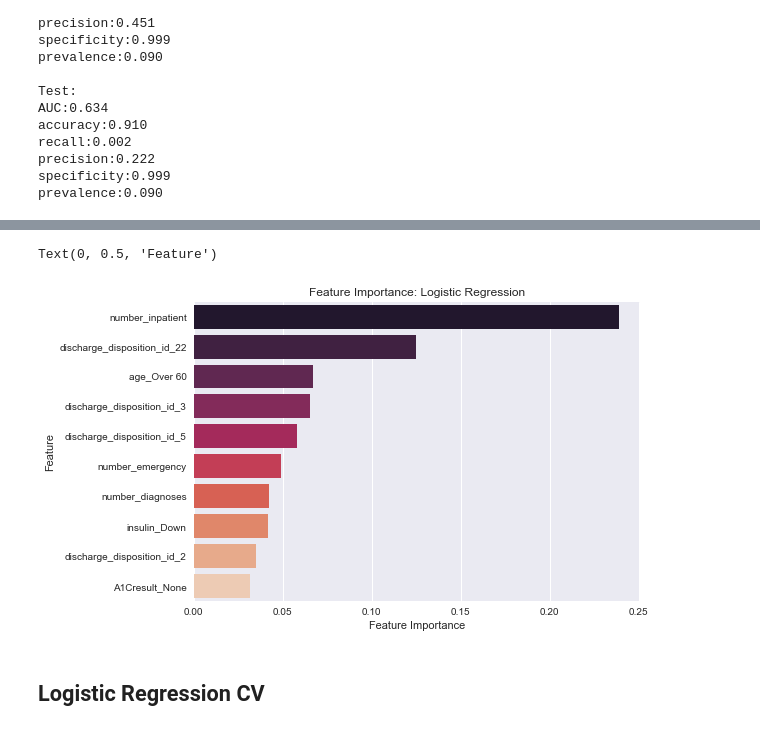
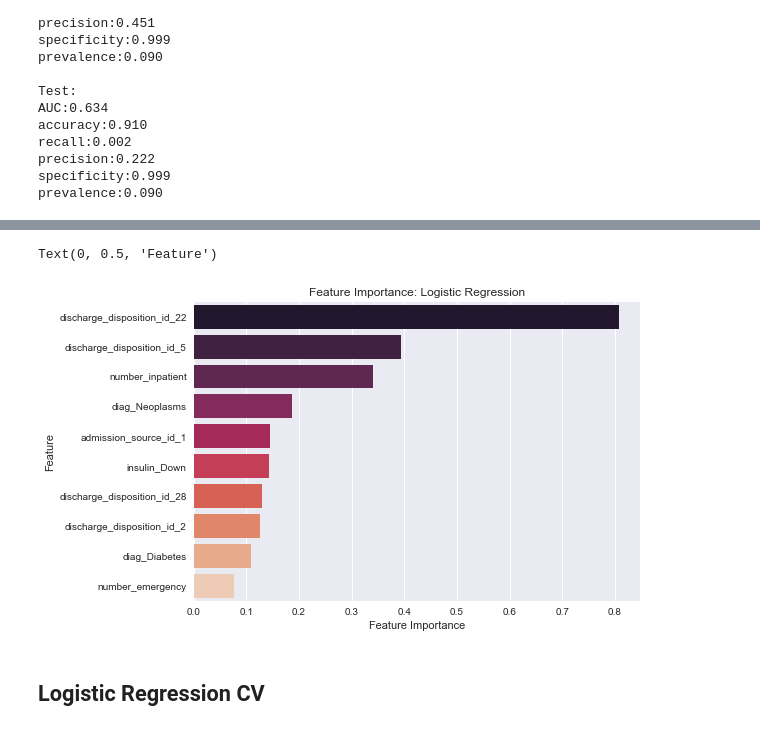
Before and after one commit to sagarwala12/HRRP, a Jupyter notebook: matt/Feature Engineering.ipynb, the cells around one changed output, grey strips where cells are left out. Drawn from its saved outputs; the diff is of its cells as text; code cells hidden in the pictures.

```diff
--- a/matt/Feature Engineering.ipynb
+++ b/matt/Feature Engineering.ipynb
@@ -506,16 +506,16 @@ If the top two quantiles are targeted instead of a random sampling, the percent
 # %%
 lr_feat_dict = {'Feature':X_train_res.columns, 'Feature Importance':lr.coef_.reshape(lr.coef_.shape[1],)}
 lr_feat_df = pd.DataFrame(lr_feat_dict)
 lr_feat_df = lr_feat_df.sort_values('Feature Importance', ascending=False).head(10)
 
 plt.figure()
-sns.barplot(x = lr_feat_df['Feature Importance'], y = fidf['Feature'], palette = 'rocket')
+sns.barplot(x = lr_feat_df['Feature Importance'], y = lr_feat_df['Feature'], palette = 'rocket')
 plt.title('Feature Importance: Logistic Regression')
 plt.xlabel('Feature Importance')
 plt.ylabel('Feature')
 # %% [output]
 Text(0, 0.5, 'Feature')
-[figure, old version]
+[figure, new version]
 # %% [markdown]
 ## Logistic Regression CV
 # %%
```
Also changed, not shown: parts of 7 cells of this notebook.
